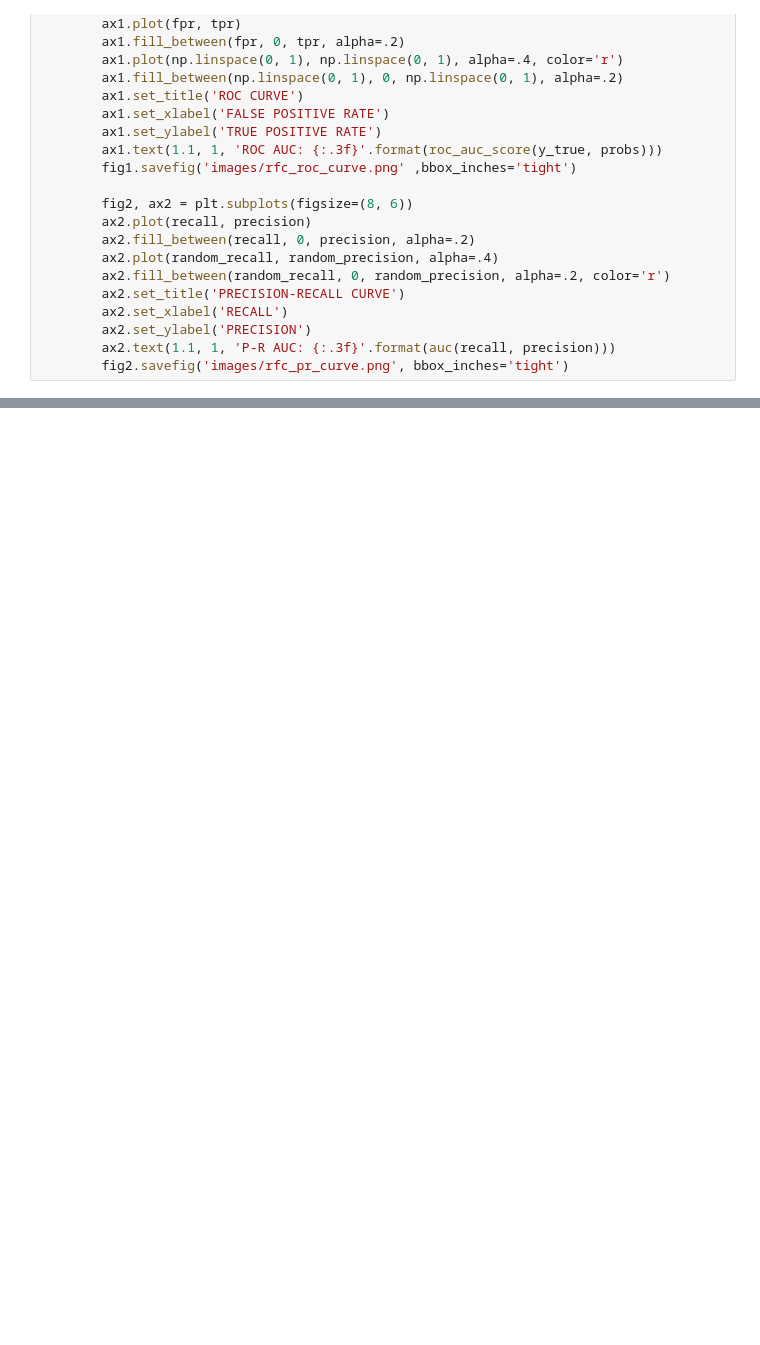
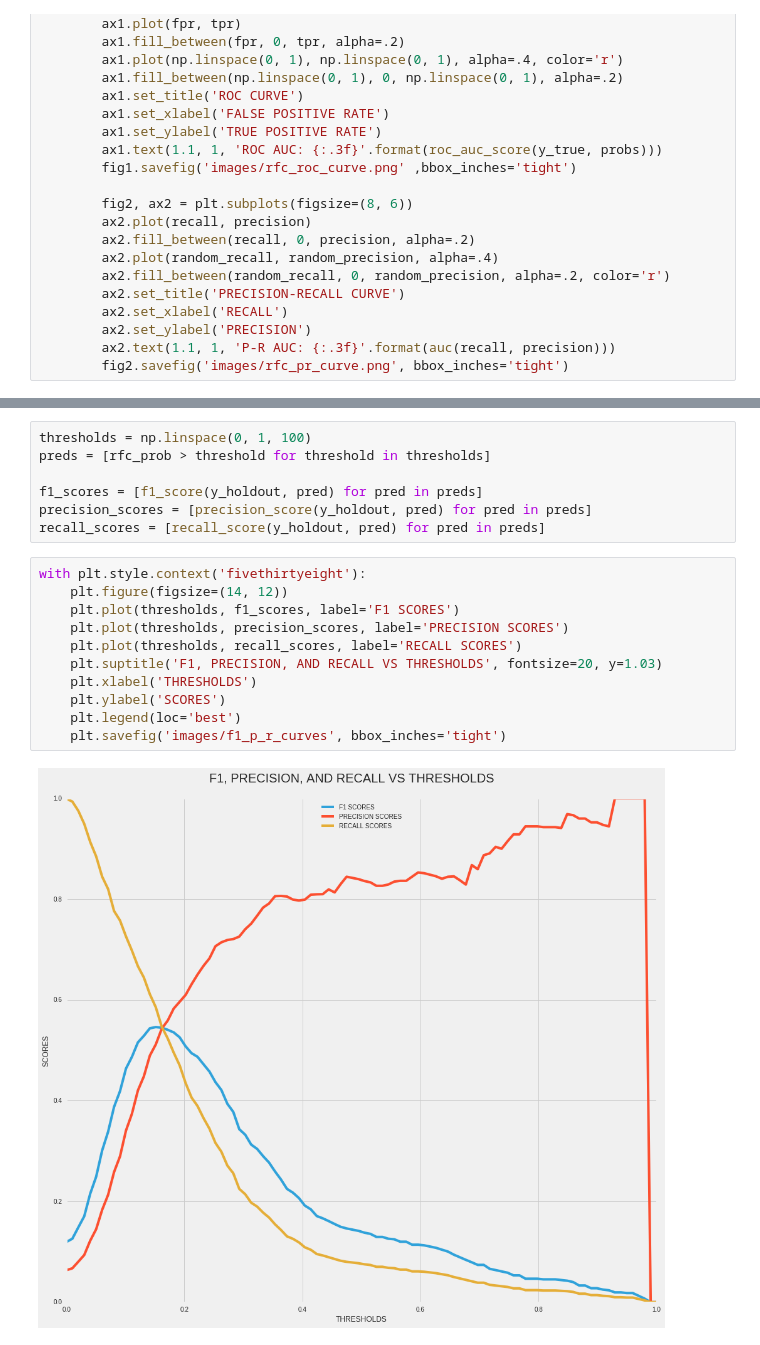
Before and after one commit to AnatolyPavlov/Predicting_NBA_Injuries, a Jupyter notebook: Building Model.ipynb, the cells around one changed output, grey strips where cells are left out. Drawn from its saved outputs; the diff is of its cells as text; blank space fills up the shorter version.

```diff
--- a/Building Model.ipynb
+++ b/Building Model.ipynb
@@ -685,0 +694,20 @@ with plt.style.context('fivethirtyeight'):
+# %%
+thresholds = np.linspace(0, 1, 100)
+preds = [rfc_prob > threshold for threshold in thresholds]
+
+f1_scores = [f1_score(y_holdout, pred) for pred in preds]
+precision_scores = [precision_score(y_holdout, pred) for pred in preds]
+recall_scores = [recall_score(y_holdout, pred) for pred in preds]
+# %%
+with plt.style.context('fivethirtyeight'):
+    plt.figure(figsize=(14, 12))
+    plt.plot(thresholds, f1_scores, label='F1 SCORES')
+    plt.plot(thresholds, precision_scores, label='PRECISION SCORES')
+    plt.plot(thresholds, recall_scores, label='RECALL SCORES')
+    plt.suptitle('F1, PRECISION, AND RECALL VS THRESHOLDS', fontsize=20, y=1.03)
+    plt.xlabel('THRESHOLDS')
+    plt.ylabel('SCORES')
+    plt.legend(loc='best')
+    plt.savefig('images/f1_p_r_curves', bbox_inches='tight')
+# %% [output]
+[figure, added]
```
Also changed, not shown: parts of 19 cells of this notebook, 7 other files.
